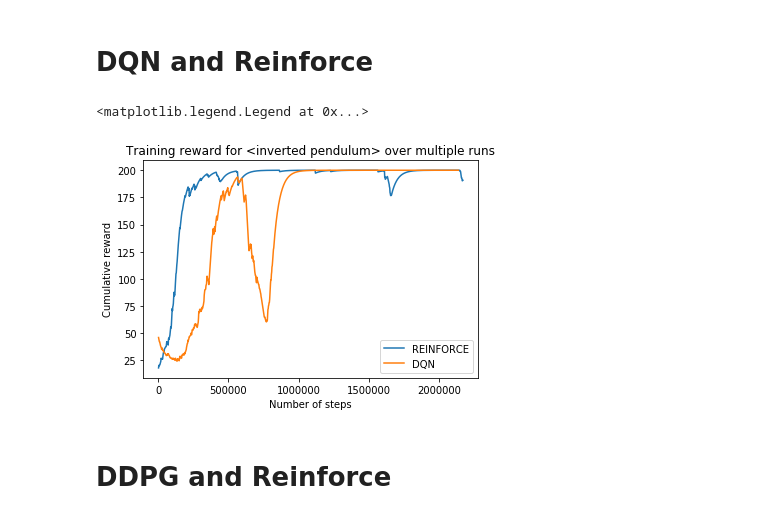
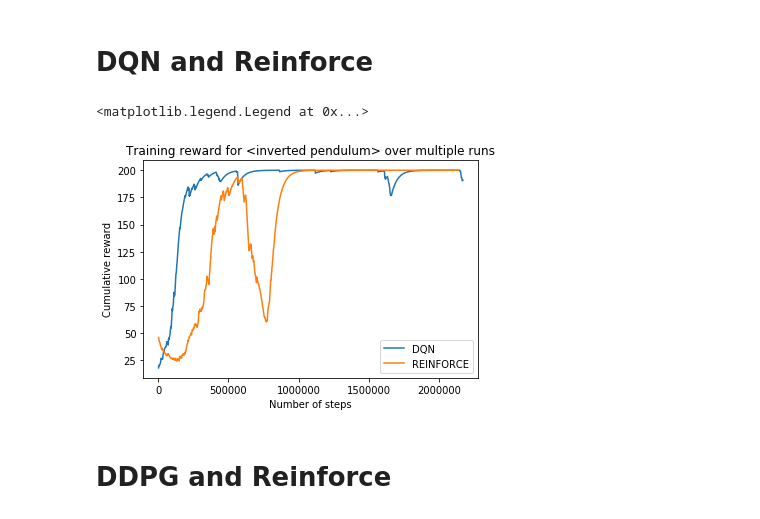
Before and after one commit to l5shi/Reinforcement-Learning-DDPG, a Jupyter notebook: Assignment 3 - Policy Gradient (DDPG and REINFORCE).ipynb, the cells around one changed output. Drawn from its saved outputs; the diff is of its cells as text; code cells hidden in the pictures.

```diff
--- a/Assignment 3 - Policy Gradient (DDPG and REINFORCE).ipynb
+++ b/Assignment 3 - Policy Gradient (DDPG and REINFORCE).ipynb
@@ -55,7 +55,7 @@ The code below does the following for you:
 - Record action and observation space dimensions
 - Fix random seed for determinisitic training
 # %%
-VISUALIZE = True
+VISUALIZE = False
 SEED = 0
 MAX_PATH_LENGTH = 500
 NUM_EPISODES = 12000
@@ -1204,23 +1123,20 @@ plt.ylabel('Average reward')
 # %%
 #np.save('dqn.npy', avg_rewards)
 # %%
-
 running_rewards_DQN=np.load('DQN_reward.npy')
 step_list_DQN=np.load('DQN_step.npy')
 
-step_list_reinforce=np.load('reinforce_cartpole_step.npy')
 
-avg_rewards=np.load('reinforce_cartpole_reward.npy')
 plt.plot(step_list_reinforce, avg_rewards)
 plt.plot(step_list_DQN, running_rewards_DQN)
 plt.title('Training reward for <inverted pendulum> over multiple runs')
 plt.xlabel('Number of steps')
 plt.ylabel('Cumulative reward')
 #plt.legend(['DDPG', 'REINFORCE'])
-plt.legend(['REINFORCE','DQN'])
+plt.legend(['DQN', 'REINFORCE'])
 # %% [output]
 <matplotlib.legend.Legend at 0x...>
-[figure, old version]
+[figure, new version]
 # %% [markdown]
 # DDPG and Reinforce
 # %% [markdown]
```
Also changed, not shown: parts of 9 cells of this notebook.
